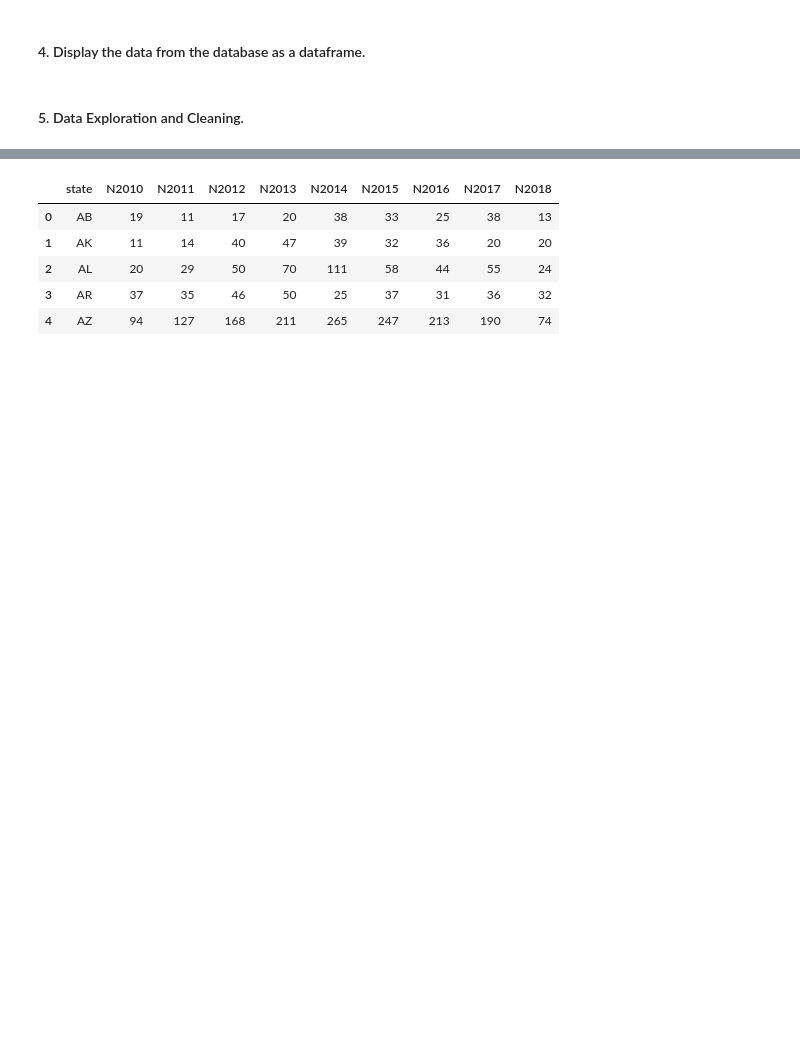
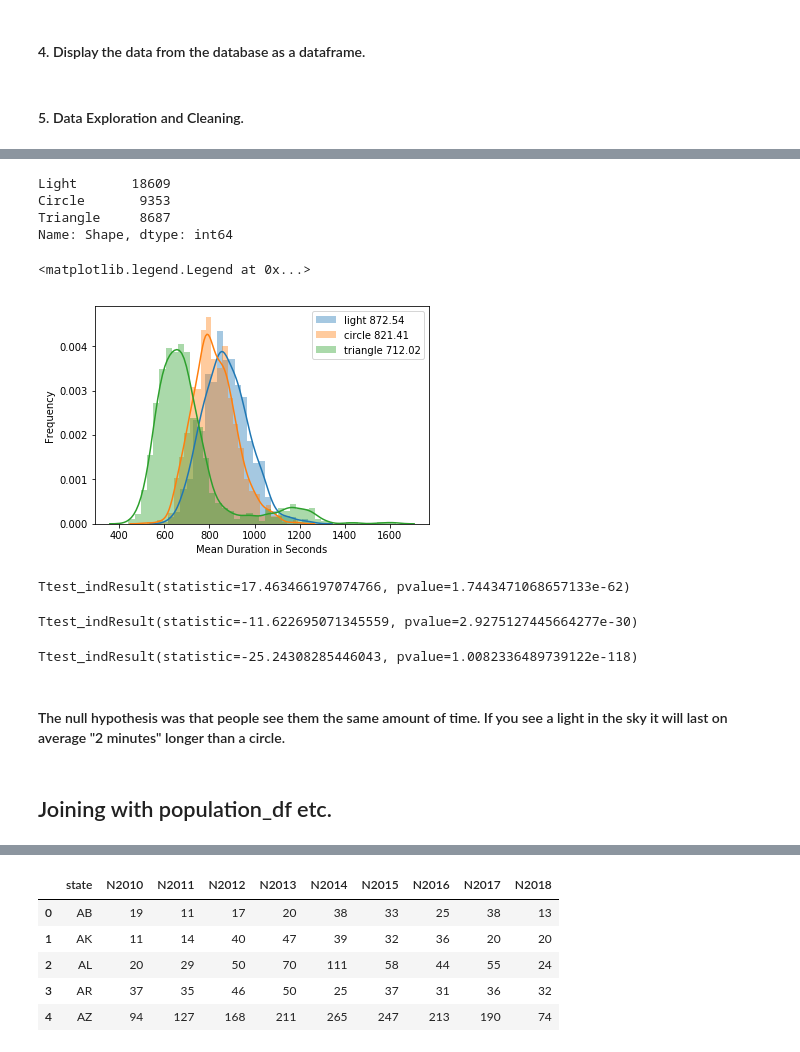
Before and after one commit to fcoba/UFO_proj_2, a Jupyter notebook: ufo_ttest.ipynb, the cells around one changed output, grey strips where cells are left out. Cells and saved outputs as stored; diff of their text form; code cells hidden in the pictures; blank space fills up the shorter version.

```diff
--- a/ufo_ttest.ipynb
+++ b/ufo_ttest.ipynb
@@ -343,0 +170,7 @@ SELECT state ,
+# %%
+ufo_df.Shape.value_counts().head(3)
+# %% [output]
+Light       18609
+Circle       9353
+Triangle     8687
+Name: Shape, dtype: int64
@@ -343,0 +192,37 @@ SELECT state ,
+# %%
+fig = plt.figure(figsize=(6,4))
+clabel = 'circle {0:1.2f}'.format(np.array(circle_means).mean())
+tlabel = 'triangle {0:1.2f}'.format(np.array(triangle_means).mean())
+llabel = 'light {0:1.2f}'.format(np.array(light_means).mean())
+sns.distplot(light_means, label=llabel)
+sns.distplot(circle_means, label=clabel)
+sns.distplot(triangle_means, label=tlabel)
+plt.ylabel('Frequency')
+plt.xlabel('Mean Duration in Seconds')
+plt.legend()
+# plt.savefig('shape.png')
+# %% [output]
+<matplotlib.legend.Legend at 0x...>
+[figure, added]
+# %%
+ttest_ind(circle_means,
+          triangle_means,
+          equal_var=False)
+# %% [output]
+Ttest_indResult(statistic=17.463466197074766, pvalue=1.7443471068657133e-62)
+# %%
+ttest_ind(circle_means,
+          light_means,
+          equal_var=False)
+# %% [output]
+Ttest_indResult(statistic=-11.622695071345559, pvalue=2.9275127445664277e-30)
+# %%
+ttest_ind(triangle_means,
+          light_means,
+          equal_var=False)
+# %% [output]
+Ttest_indResult(statistic=-25.24308285446043, pvalue=1.0082336489739122e-118)
+# %% [markdown]
+#### The null hypothesis was that people see them the same amount of time. If you see a light in the sky it will last on average "2 minutes" longer than a circle.
+# %% [markdown]
+## Joining with population_df etc.
```
Also changed, not shown: parts of 72 cells of this notebook, 1 other file.
